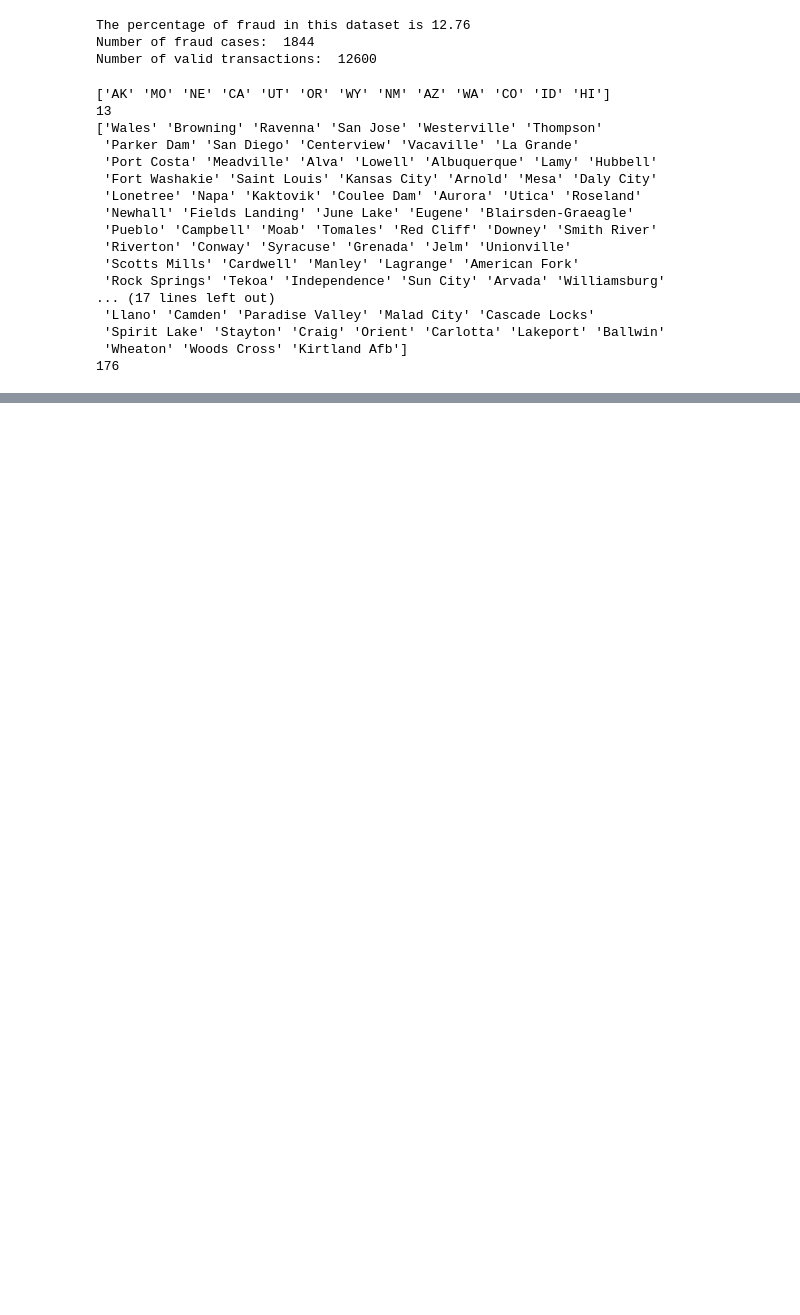
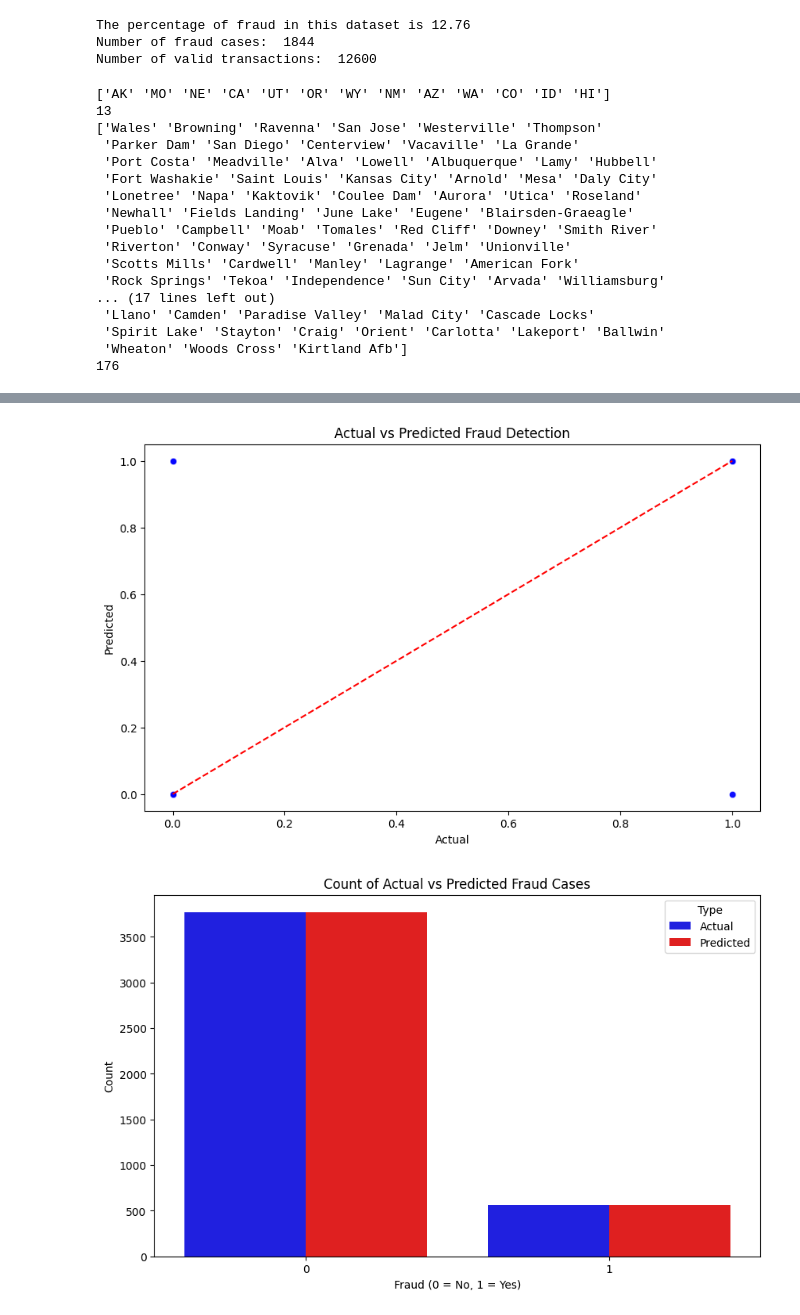
Before and after one commit to crouchbindcommit/credit-frauder, a Jupyter notebook: credit-card-fraud-detect.ipynb, the cells around one changed output, grey strips where cells are left out. Cells and saved outputs as stored; diff of their text form; code cells hidden in the pictures; blank space fills up the shorter version.

```diff
--- a/credit-card-fraud-detect.ipynb
+++ b/credit-card-fraud-detect.ipynb
@@ -143,0 +202,31 @@ plt.show()
+# %%
+## Plot
+results_df = pd.DataFrame({
+    'Actual': y_test,
+    'Predicted': y_pred
+})
+
+#line
+plt.figure(figsize=(10, 6))
+sns.scatterplot(x='Actual', y='Predicted', data=results_df, color='blue', alpha=0.6)
+plt.plot([0, 1], [0, 1], 'r--')
+plt.title('Actual vs Predicted Fraud Detection')
+plt.xlabel('Actual')
+plt.ylabel('Predicted')
+plt.show()
+
+#bar
+# Reshape the DataFrame to long format
+results_df_melted = pd.melt(results_df, var_name='Type', value_name='Value')
+
+# Plo to distinguish between actual and predicted
+plt.figure(figsize=(10, 6))
+sns.countplot(x='Value', hue='Type', data=results_df_melted, palette={'Actual': 'blue', 'Predicted': 'red'})
+
+plt.title('Count of Actual vs Predicted Fraud Cases')
+plt.xlabel('Fraud (0 = No, 1 = Yes)')
+plt.ylabel('Count')
+plt.show()
+# %% [output]
+[figure, added]
+[figure, added]
```
Also changed, not shown: parts of 3 cells of this notebook.
